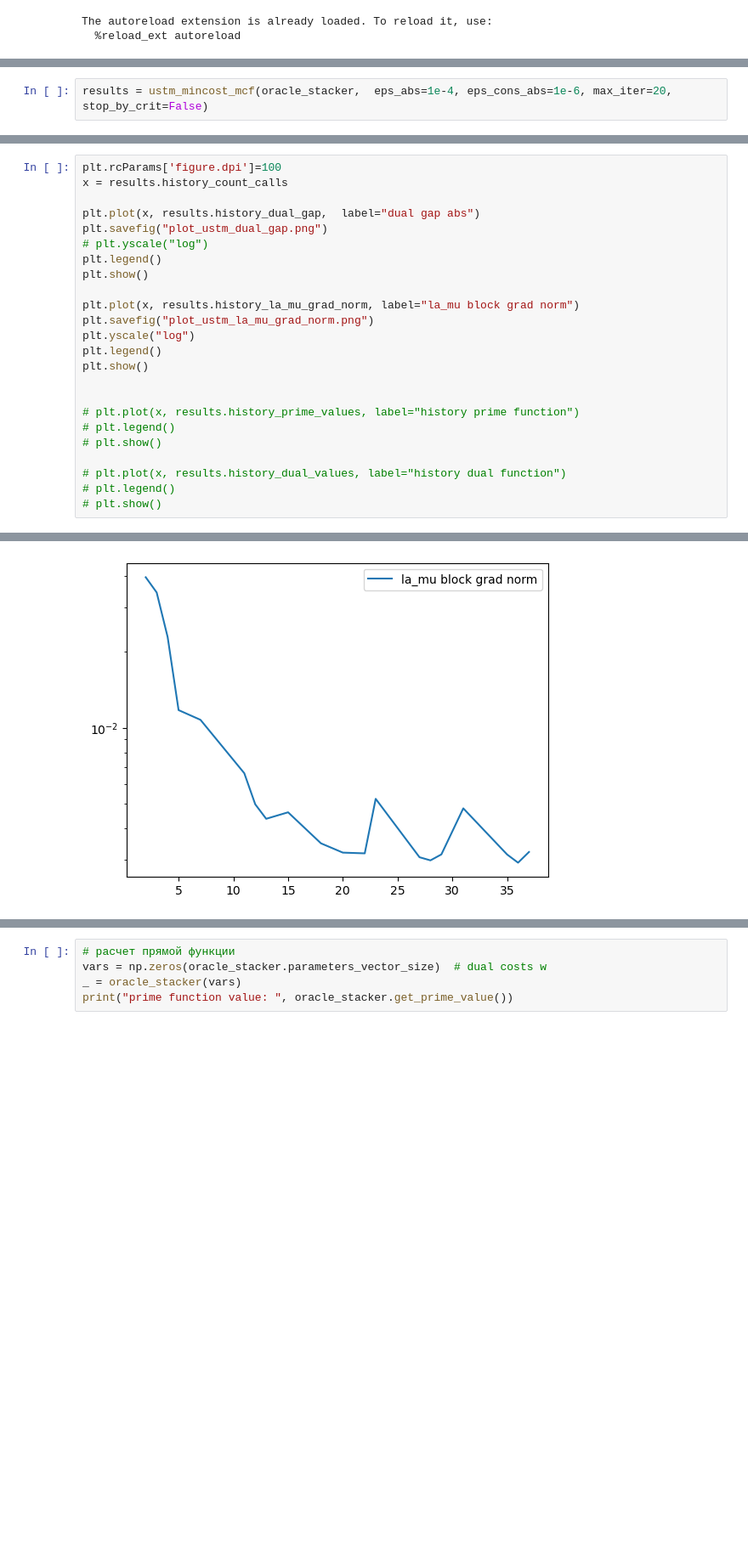
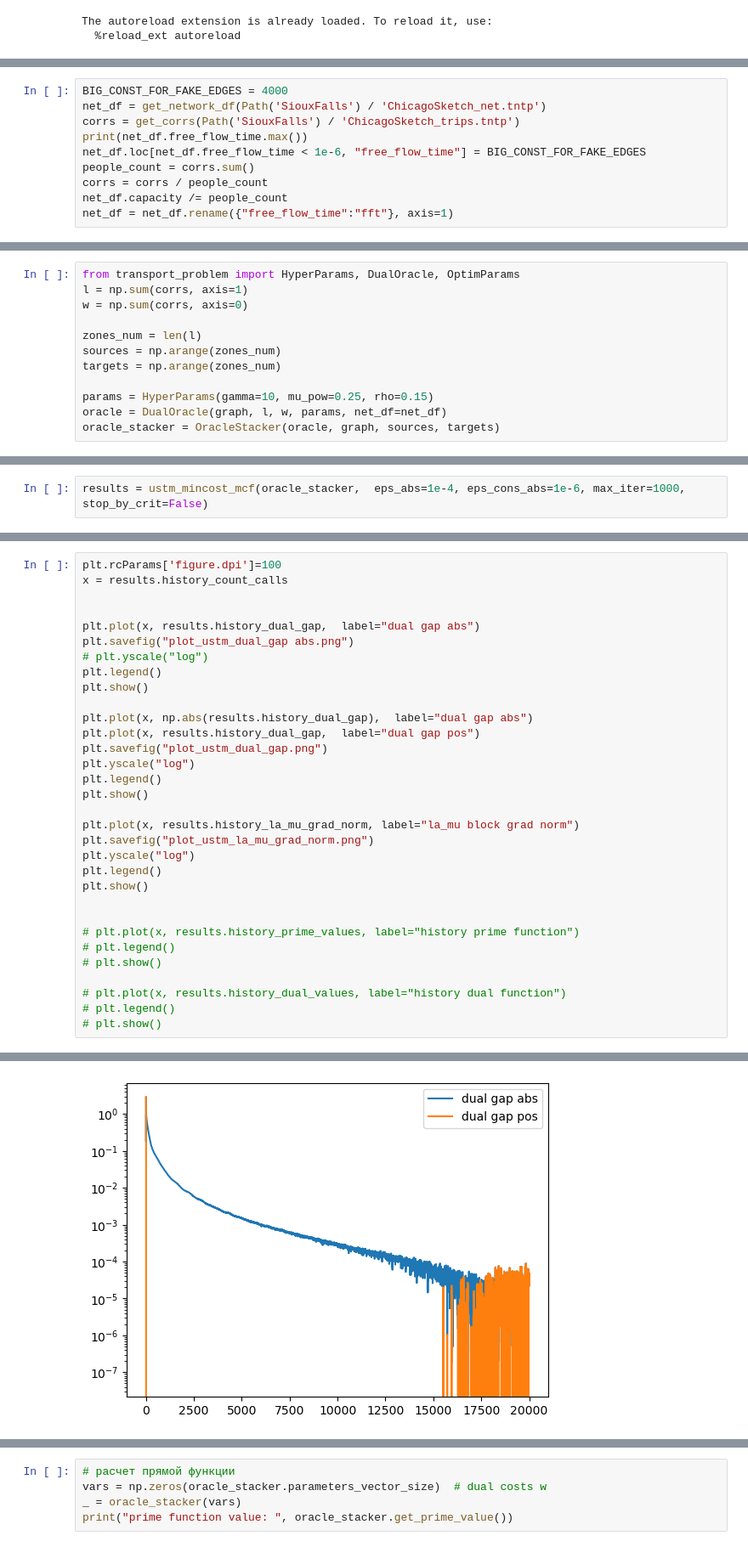
Before and after one commit to Lareton/transport_network_optimization, a Jupyter notebook: test_USTM.ipynb, the cells around one changed output, grey strips where cells are left out. Shown at 85% size. Drawn from its saved outputs; the diff is of its cells as text; blank space fills up the shorter version.

```diff
--- a/test_USTM.ipynb
+++ b/test_USTM.ipynb
@@ -62,0 +50,10 @@ oracle_stacker = OracleStacker(oracle, graph, sources, targets)
+# %%
+BIG_CONST_FOR_FAKE_EDGES = 4000
+net_df = get_network_df(Path('SiouxFalls') / 'ChicagoSketch_net.tntp')
+corrs = get_corrs(Path('SiouxFalls') / 'ChicagoSketch_trips.tntp')
+print(net_df.free_flow_time.max())
+net_df.loc[net_df.free_flow_time < 1e-6, "free_flow_time"] = BIG_CONST_FOR_FAKE_EDGES
+people_count = corrs.sum()
+corrs = corrs / people_count
+net_df.capacity /= people_count
+net_df = net_df.rename({"free_flow_time":"fft"}, axis=1)
@@ -62,0 +64,12 @@ oracle_stacker = OracleStacker(oracle, graph, sources, targets)
+# %%
+from transport_problem import HyperParams, DualOracle, OptimParams
+l = np.sum(corrs, axis=1)
+w = np.sum(corrs, axis=0)
+
+zones_num = len(l)
+sources = np.arange(zones_num)
+targets = np.arange(zones_num)
+
+params = HyperParams(gamma=10, mu_pow=0.25, rho=0.15)
+oracle = DualOracle(graph, l, w, params, net_df=net_df)
+oracle_stacker = OracleStacker(oracle, graph, sources, targets)
@@ -63,3 +78,3 @@ oracle_stacker = OracleStacker(oracle, graph, sources, targets)
 # %%
-results = ustm_mincost_mcf(oracle_stacker,  eps_abs=1e-4, eps_cons_abs=1e-6, max_iter=20, stop_by_crit=False)
+results = ustm_mincost_mcf(oracle_stacker,  eps_abs=1e-4, eps_cons_abs=1e-6, max_iter=1000, stop_by_crit=False)
 # %% [output]
@@ -112,9 +91,17 @@ executing.executing.NotOneValueFound: Expected one value, found 0
 plt.rcParams['figure.dpi']=100
 x = results.history_count_calls
 
+
 plt.plot(x, results.history_dual_gap,  label="dual gap abs")
+plt.savefig("plot_ustm_dual_gap abs.png")
+# plt.yscale("log")
+plt.legend()
+plt.show()
+
+plt.plot(x, np.abs(results.history_dual_gap),  label="dual gap abs")
+plt.plot(x, results.history_dual_gap,  label="dual gap pos")
 plt.savefig("plot_ustm_dual_gap.png")
-# plt.yscale("log")
+plt.yscale("log")
 plt.legend()
 plt.show()
 
@@ -137 +124 @@ plt.show()
-[figure, old version]
+[figure, new version]
```
Also changed, not shown: parts of 9 cells of this notebook, 2 other files.
